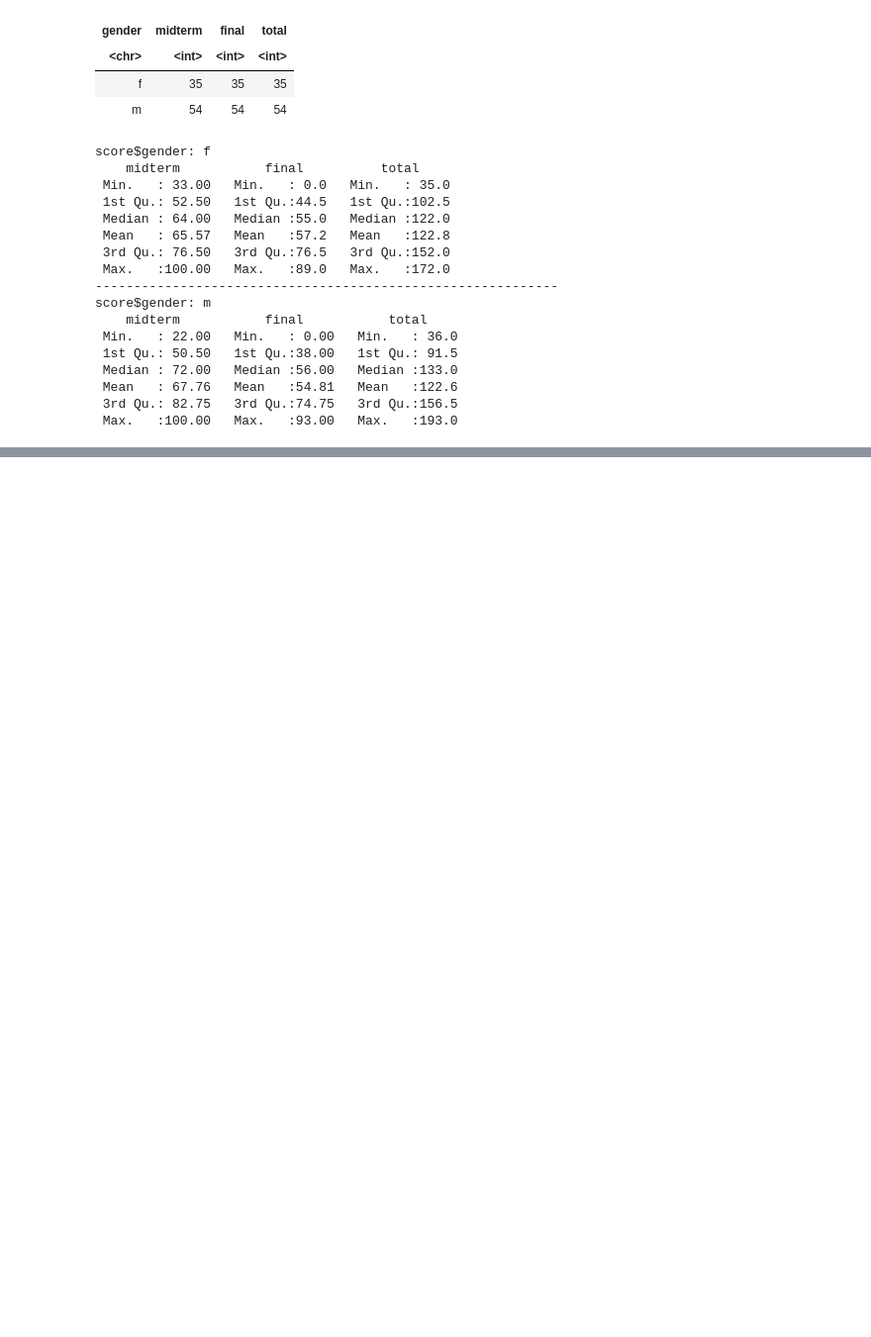
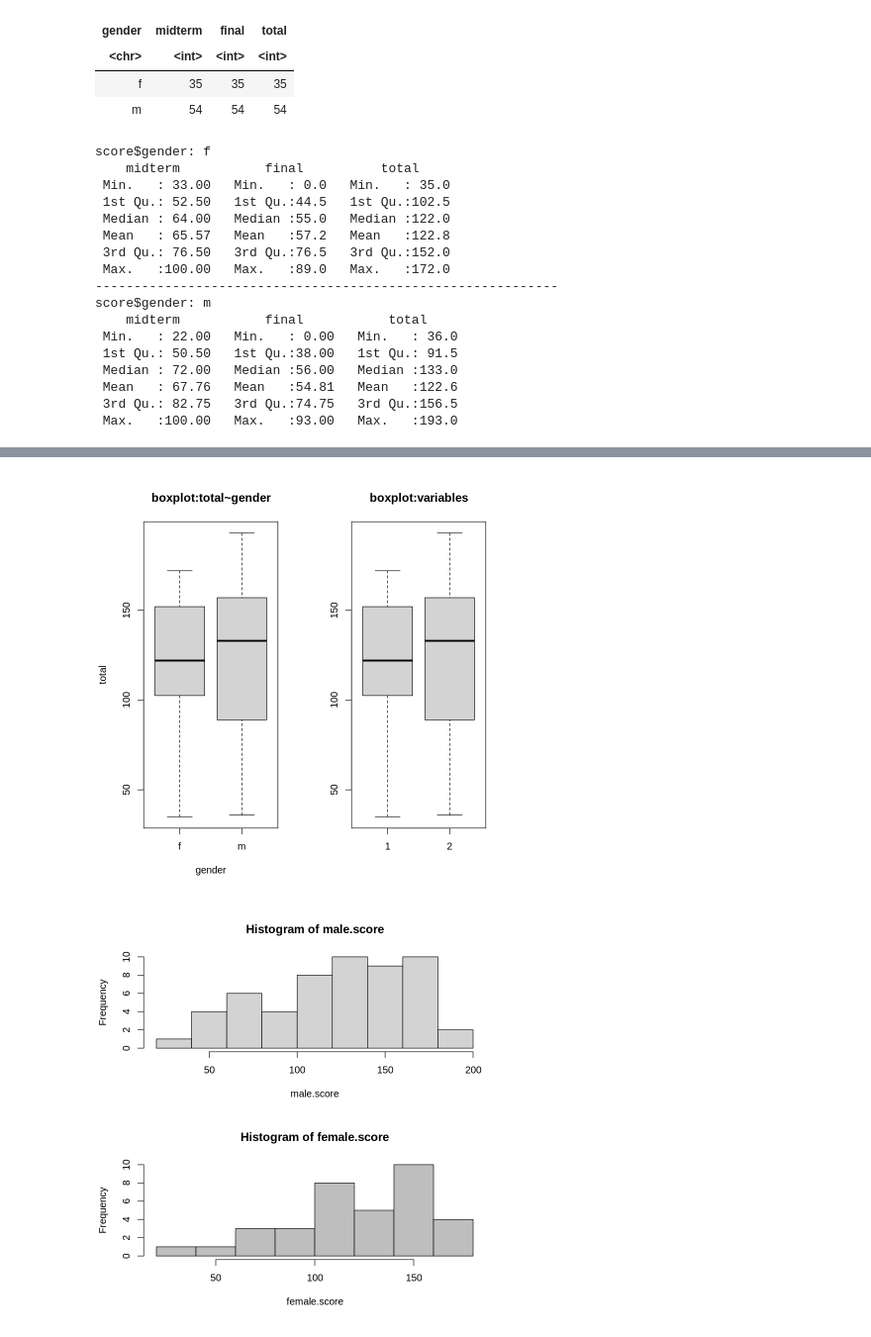
Before and after one commit to chemineer/Python-and-R, a Jupyter notebook: Chap08_R.ipynb, the cells around one changed output, grey strips where cells are left out. Shown at 99% size. Cells and saved outputs as stored; diff of their text form; code cells hidden in the pictures; blank space fills up the shorter version.

```diff
--- a/Chap08_R.ipynb
+++ b/Chap08_R.ipynb
@@ -166,0 +241,19 @@ total   5.49
+# %%
+score=read.csv('https://raw.githubusercontent.com/chemineer/Python-and-R/main/score.csv',header=T)
+score$total=score$midterm + score$final
+
+male.score=score$total[score$gender=="m"]
+female.score=score$total[score$gender=="f"]
+
+par(mfrow=c(1,2))
+boxplot(total~gender,data=score)
+title("boxplot:total~gender")
+boxplot(female.score,male.score)
+title("boxplot:variables")
+
+par(mfrow=c(2,1))
+hist(male.score)
+hist(female.score,col="grey")
+# %% [output]
+[figure, added]
+[figure, added]
```
Also changed, not shown: parts of 3 cells of this notebook.
